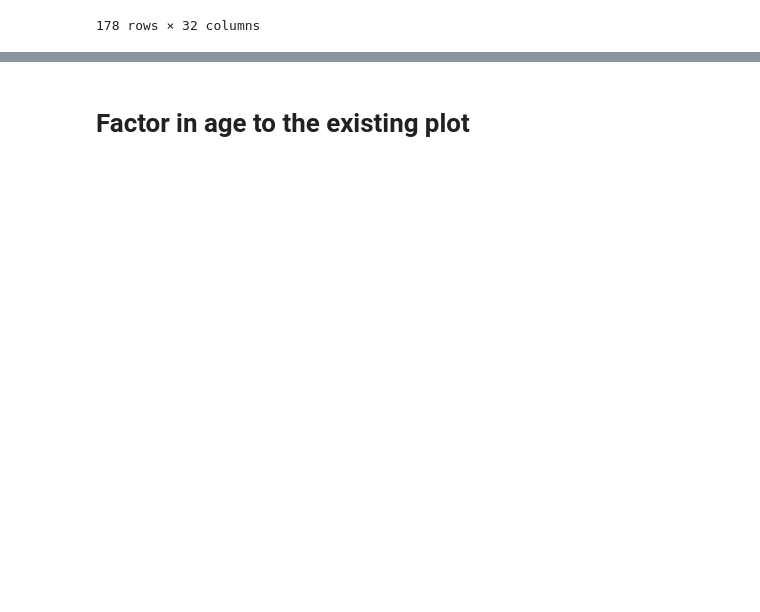
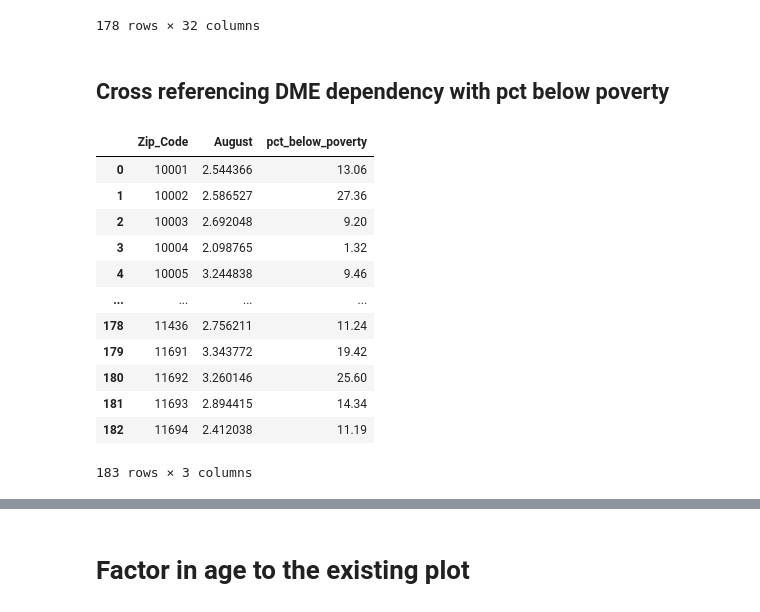
Before and after one commit to junekim6/nyc_power_outage, a Jupyter notebook: empower/empower_nyc.ipynb, the cells around one changed output, grey strips where cells are left out. Drawn from its saved outputs; the diff is of its cells as text; code cells hidden in the pictures; blank space fills up the shorter version.

```diff
--- a/empower/empower_nyc.ipynb
+++ b/empower/empower_nyc.ipynb
@@ -113,3 +129,5 @@ dme_income_df
 178 rows × 32 columns
 # %%
 income_df.geoid = income_df.geoid[-5:]
+# %% [markdown]
+## Cross referencing DME dependency with pct below poverty
@@ -115,0 +138,18 @@ income_df.geoid = income_df.geoid[-5:]
+# %%
+poverty_dme = df_2022.merge(pct_below_poverty, left_on="Zip_Code", right_on="zip")
+poverty_dme = poverty_dme[['Zip_Code', 'August', 'pct_below_poverty']]
+poverty_dme
+# %% [output]
+|  | Zip_Code | August | pct_below_poverty |
+| 0 | 10001 | 2.544366 | 13.06 |
+| 1 | 10002 | 2.586527 | 27.36 |
+| 2 | 10003 | 2.692048 | 9.20 |
+| 3 | 10004 | 2.098765 | 1.32 |
+| 4 | 10005 | 3.244838 | 9.46 |
+| ... | ... | ... | ... |
+| 178 | 11436 | 2.756211 | 11.24 |
+| 179 | 11691 | 3.343772 | 19.42 |
+| 180 | 11692 | 3.260146 | 25.60 |
+| 181 | 11693 | 2.894415 | 14.34 |
+| 182 | 11694 | 2.412038 | 11.19 |
+183 rows × 3 columns
```
Also changed, not shown: parts of 10 cells of this notebook, 2 other files.
